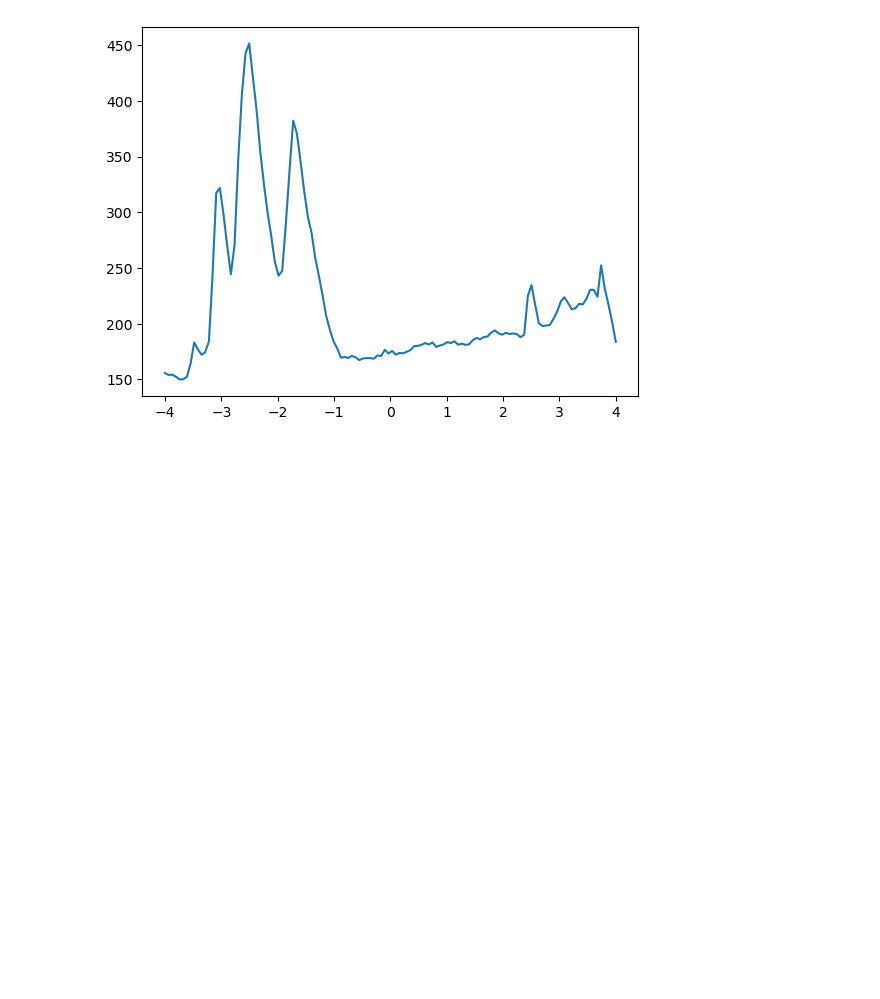
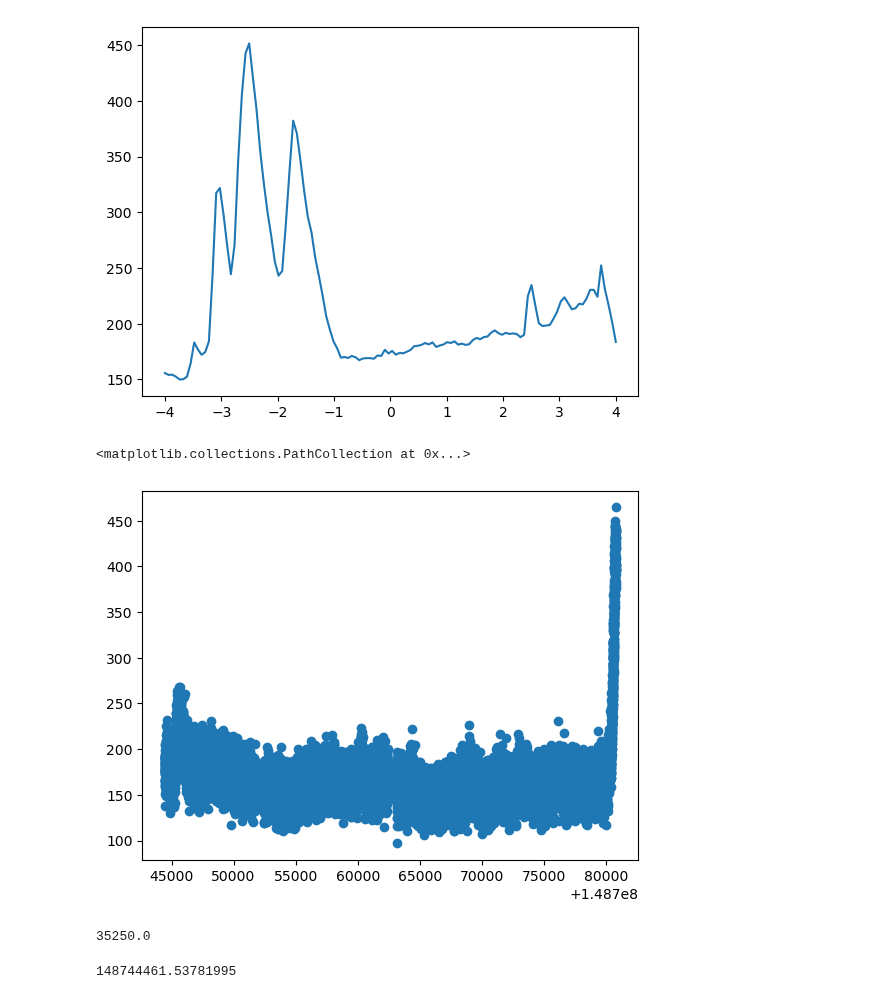
Before and after one commit to Abhiram4079483/Chandryan-2-XSM, a Jupyter notebook: XSM_proc.ipynb, the cells around one changed output. Drawn from its saved outputs; the diff is of its cells as text; code cells hidden in the pictures; blank space fills up the shorter version.

```diff
--- a/XSM_proc.ipynb
+++ b/XSM_proc.ipynb
@@ -165,3 +185,16 @@ plt.plot(x, y_smooth)
 # %% [output]
 [<matplotlib.lines.Line2D at 0x...>]
 [figure]
+# %%
+plt.scatter(LC["TIME"].iloc[14800:80000],LC['RATE'].iloc[14800:80000])
+# %% [output]
+<matplotlib.collections.PathCollection at 0x...>
+[figure, added]
+# %%
+LC["TIME"].iloc[14800]-LC["TIME"].iloc[14797]
+# %% [output]
+35250.0
+# %%
+LC["TIME"].iloc[14800]
+# %% [output]
+148744461.53781995
```
Also changed, not shown: parts of 9 cells of this notebook.
